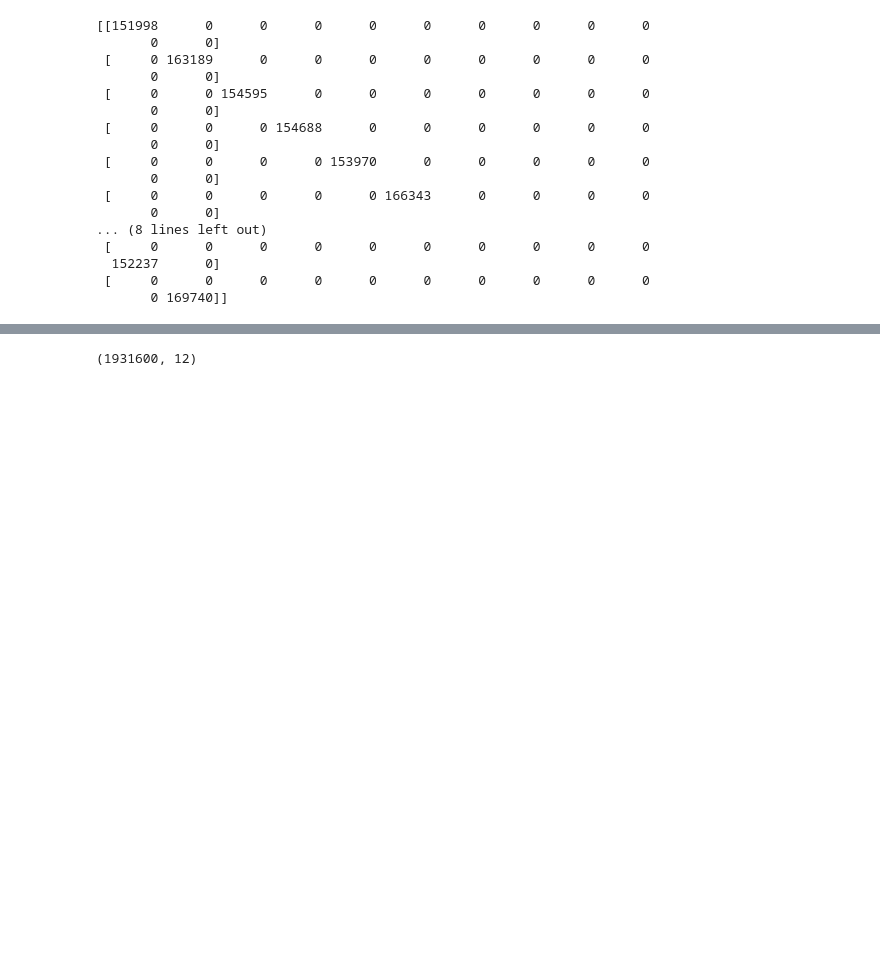
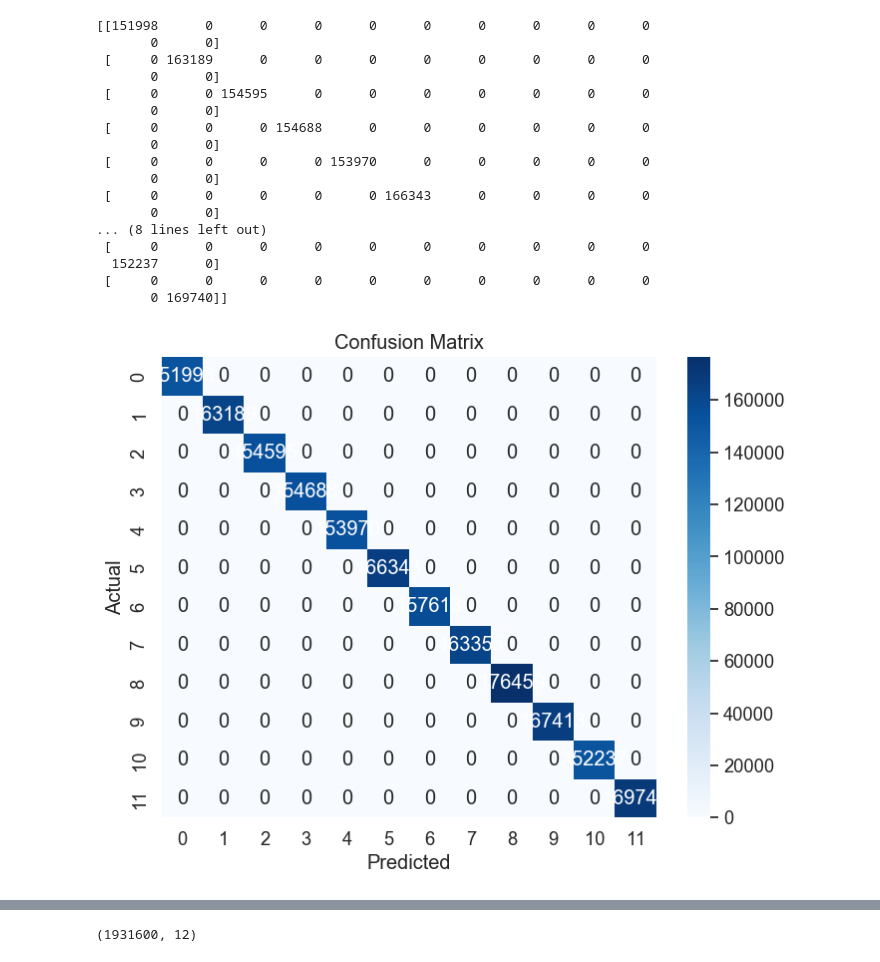
Before and after one commit to shro-2002/Network-Traffic-Scenario-Prediction-Challenge-by-ITU, a Jupyter notebook: solution.ipynb, the cells around one changed output, grey strips where cells are left out. Saved outputs shown, nothing was run; the diff lists cells and outputs as text; code cells hidden in the pictures; blank space fills up the shorter version.

```diff
--- a/solution.ipynb
+++ b/solution.ipynb
@@ -170,10 +165,21 @@ X = df_train.drop(columns=['time'])
 y = df_train['label']
 # %%
 X_train, X_val, y_train, y_val = train_test_split(X, y, test_size=0.2, random_state=42)
+# %%
+from sklearn.linear_model import LogisticRegression
+model = LogisticRegression(max_iter=1000, multi_class='auto')
+model.fit(X_train, y_train)
+
+# Making predictions on the testing set
+y_pred = model.predict(X_val)
+
+# Calculating the accuracy
+accuracy = accuracy_score(y_val, y_pred)
+print("Accuracy:", accuracy)
 # %%
 model=DecisionTreeClassifier(max_depth=300)
 model.fit(X_train,y_train)
-y_pred=OneVsRestClassifier(model.predict(X_val))
+y_pred=(model.predict(X_val))
 print("Training Accuracy:",accuracy_score(y_train, model.predict(X_train)))
 print("Testing Accuracy:",accuracy_score(y_val, y_pred))
 print("Classification Report:",classification_report(y_val, y_pred))
@@ -208,3 +232,21 @@ print(cm)
   152237      0]
  [     0      0      0      0      0      0      0      0      0      0
        0 169740]]
+# %%
+# Create a function to plot the confusion matrix
+def plot_confusion_matrix(cm, labels):
+    plt.figure(figsize=(8, 6))
+    sns.set(font_scale=1.2)
+    sns.heatmap(cm, annot=True, fmt="d", cmap="Blues", xticklabels=labels, yticklabels=labels)
+    plt.xlabel('Predicted')
+    plt.ylabel('Actual')
+    plt.title('Confusion Matrix')
+    plt.show()
+
+# Define the class labels
+class_labels = np.unique(np.concatenate((y_val, y_pred)))
+
+# Plot the confusion matrix
+plot_confusion_matrix(cm, class_labels)
+# %% [output]
+[figure, added]
```
Also changed, not shown: parts of 4 cells of this notebook.
